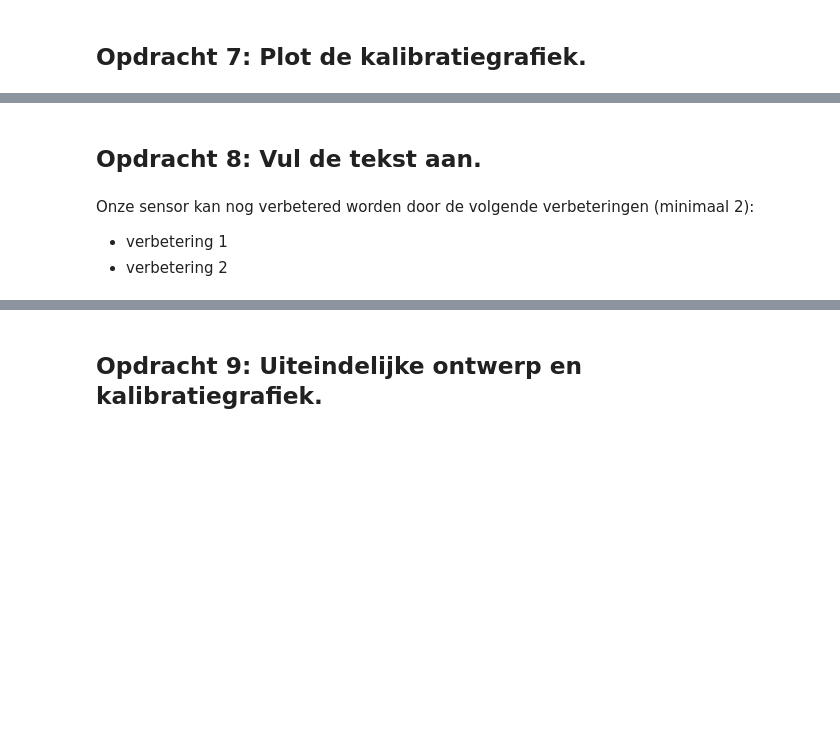
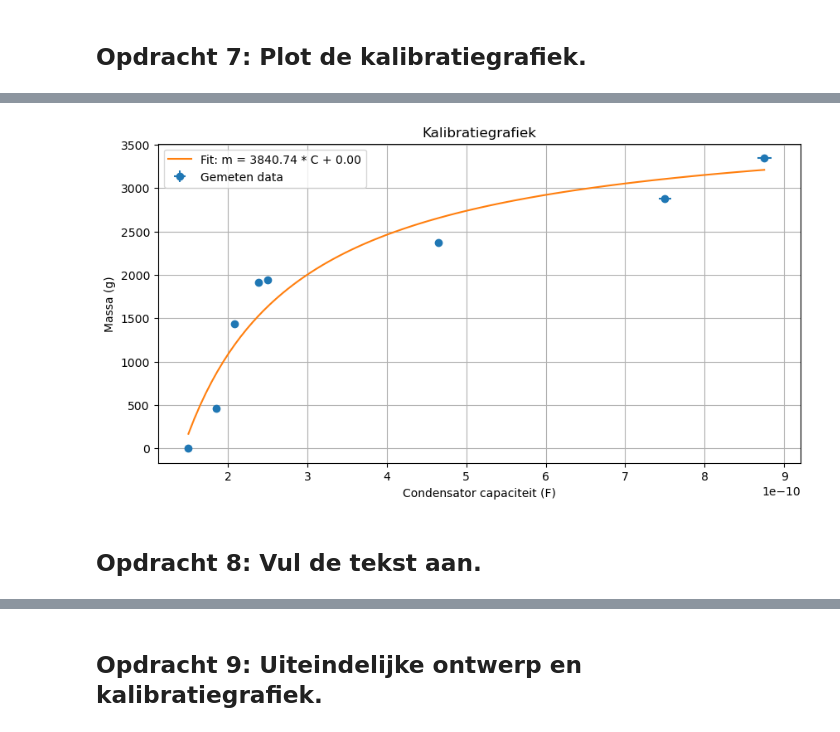
Before and after one commit to wpfPeutz/opdrachten-DEF-D, a Jupyter notebook: FysiekeOntwerpopdrachten/2OntwerpEenSensorCondensator/DEFOntwerpopdracht2OntwerpEenSensorInvulTemplate.ipynb, the cells around one changed output, grey strips where cells are left out. Saved outputs shown, nothing was run; the diff lists cells and outputs as text; code cells hidden in the pictures; blank space fills up the shorter version.

```diff
--- a/FysiekeOntwerpopdrachten/2OntwerpEenSensorCondensator/DEFOntwerpopdracht2OntwerpEenSensorInvulTemplate.ipynb
+++ b/FysiekeOntwerpopdrachten/2OntwerpEenSensorCondensator/DEFOntwerpopdracht2OntwerpEenSensorInvulTemplate.ipynb
@@ -93,7 +166,33 @@ Pas deze tekst aan: Wij gaan een sensor maken die X meet.
+# %%
+# Plot hier je gemeten kalibratiegrafiek en plot in dezelfde figuur ook je verwachte ontwerpgrafiek.
+from scipy.optimize import curve_fit
+m1= 973.3
+m2=972.2
+m3= 938.1
+m4= 461.3
+m = np.array([0, m4,m1+m4,m1+m3,m1+m2,m1+m3+m4,m1+m2+m3,m1+m2+m3+m4])
+C = np.array([150,185,208, 238, 250, 465, 750, 875])*1e-12
+
+
+
+def fitfunctie(C, a, b):
+    return a-b/C
+curve_fit(fitfunctie, C, m)
+popt, pcov = curve_fit(fitfunctie, C, m)
+a_fit, b_fit = popt
+x_fit = np.linspace(np.min(C), np.max(C), 100)
+y_fit = fitfunctie(x_fit, a_fit, b_fit)
+
+plt.figure(figsize=(10, 5))
+plt.errorbar(C, m, yerr=0.5, xerr=0.01*C, fmt='o', label='Gemeten data')
+plt.plot(x_fit, y_fit, '-', label=f'Fit: m = {a_fit:.2f} * C + {b_fit:.2f}')
+plt.xlabel("Condensator capaciteit (F)")
+plt.ylabel("Massa (g)")
+plt.title("Kalibratiegrafiek")
+plt.grid()
+plt.legend()
+plt.show()
+# %% [output]
+[figure, added]
 # %% [markdown]
 ## Opdracht 8: Vul de tekst aan.
-# %% [markdown]
-Onze sensor kan nog verbetered worden door de volgende verbeteringen (minimaal 2):
-
-* verbetering 1
-* verbetering 2
```
Also changed, not shown: parts of 32 cells of this notebook, 9 other files.
